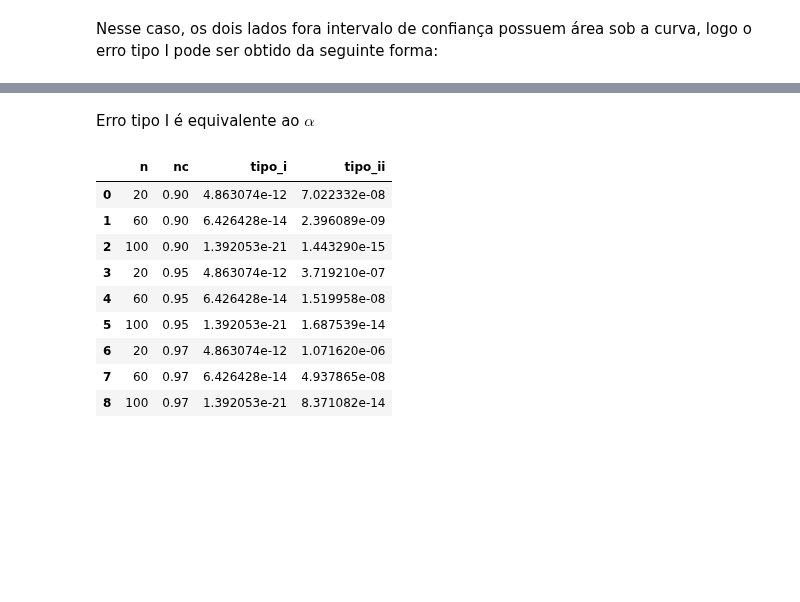
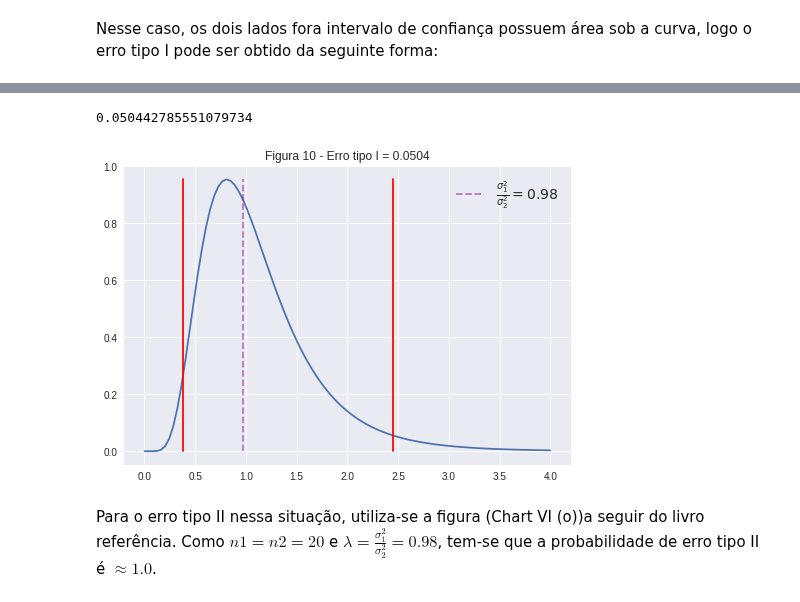
Before and after one commit to ifribeiro/TEI-EstApl, a Jupyter notebook: EPC8.ipynb, the cells around one changed output, grey strips where cells are left out. Cells and saved outputs as stored; diff of their text form; code cells hidden in the pictures; blank space fills up the shorter version.

```diff
--- a/EPC8.ipynb
+++ b/EPC8.ipynb
@@ -642,3 +550,0 @@ $H_1$: foi detectado erro
-# %% [markdown]
-Erro tipo I é equivalente ao $\alpha
-$
@@ -667,13 +551,24 @@ erros = testes(Ns, [0.90, 0.95, 0.97])
-# %%
-pd.DataFrame(erros)
-# %% [output]
-|  | n | nc | tipo_i | tipo_ii |
-| 0 | 20 | 0.90 | 4.863074e-12 | 7.022332e-08 |
-| 1 | 60 | 0.90 | 6.426428e-14 | 2.396089e-09 |
-| 2 | 100 | 0.90 | 1.392053e-21 | 1.443290e-15 |
-| 3 | 20 | 0.95 | 4.863074e-12 | 3.719210e-07 |
-| 4 | 60 | 0.95 | 6.426428e-14 | 1.519958e-08 |
-| 5 | 100 | 0.95 | 1.392053e-21 | 1.687539e-14 |
-| 6 | 20 | 0.97 | 4.863074e-12 | 1.071620e-06 |
-| 7 | 60 | 0.97 | 6.426428e-14 | 4.937865e-08 |
-| 8 | 100 | 0.97 | 1.392053e-21 | 8.371082e-14 |
+# %%
+ee = f.cdf(ci_var[0], 19, 19)
+ed = 1 - f.cdf(ci_var[1], 19, 19)
+ei_nr = ee + ed
+ei_nr
+# %% [output]
+0.050442785551079734
+# %%
+x = np.linspace(0, 4, 100)
+fig, ax = plt.subplots()
+pdff = f.pdf(x, 19, 19)
+ax.plot(x, pdff,)
+lim_inf, lim_sup = [np.min(pdff), np.max(pdff)]
+one_x12, one_y12 = [ci_var[0],ci_var[0]],[lim_inf,lim_sup]
+two_x12, two_y12 = [ci_var[1],ci_var[1]],[lim_inf,lim_sup]
+rtx, rty =  [nratio1,nratio1],[lim_inf,lim_sup]
+ax.plot(one_x12, one_y12, two_x12, two_y12, color='red')
+ax.plot(rtx, rty, color='purple', alpha=0.5, ls='--', label=r'$\frac{\sigma_1^2}{\sigma_2^2}=0.98$',)
+plt.legend(prop={'size': 14})
+plt.title("Figura 10 - Erro tipo I = 0.0504");
+# %% [output]
+[figure, added]
+# %% [markdown]
+Para o erro tipo II nessa situação, utiliza-se a figura (Chart VI (o))a seguir do livro referência. Como $n1=n2=20$ e $\lambda = \frac{\sigma_1^2}{\sigma_2^2}=0.98$, tem-se que a probabilidade de erro tipo II é $\approx1.0$.
```
Also changed, not shown: parts of 42 cells of this notebook.
